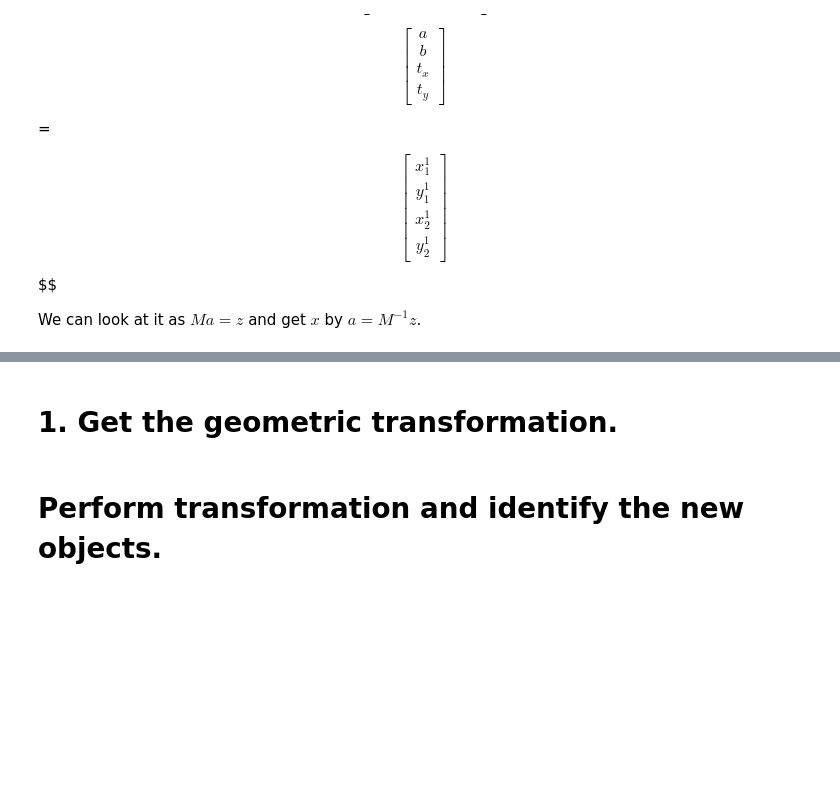
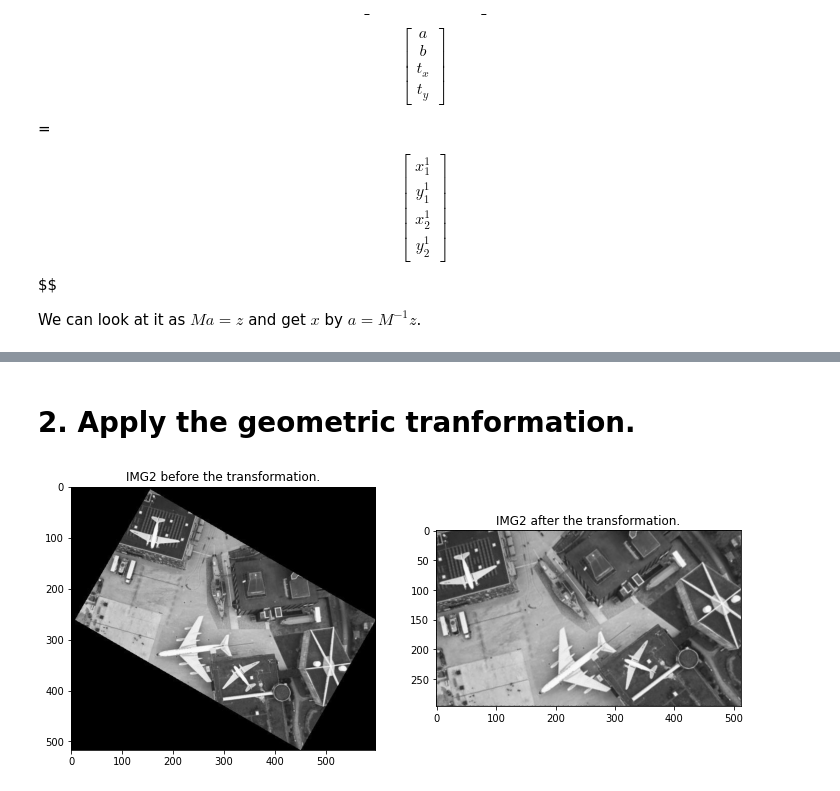
Before and after one commit to kramasamy90/image-signal-processing, a Jupyter notebook: Lab2/lab2.ipynb, the cells around one changed output, grey strips where cells are left out. Drawn from its saved outputs; the diff is of its cells as text; code cells hidden in the pictures; blank space fills up the shorter version.

```diff
--- a/Lab2/lab2.ipynb
+++ b/Lab2/lab2.ipynb
@@ -114,0 +105,9 @@ ax[1].set_title('IMG2');
+# %%
+## Read point correspondences.
+data = np.genfromtxt('data/input/pt_correspondences.csv', delimiter=',')
+# pi_j represents j-th point from IMG-i.
+# Eg: p1_2 is (x^1_2, y^1_2)
+p1_1 = data[0][0:2]
+p2_1 = data[0][2:4]
+p1_2 = data[1][0:2]
+p2_2 = data[1][2:4]
@@ -115,2 +155,2 @@ ax[1].set_title('IMG2');
 # %% [markdown]
-# 1. Get the geometric transformation.
+# 2. Apply the geometric tranformation.
@@ -143,2 +156,0 @@ T = T.reshape(2, 1)
-# %% [markdown]
-# Perform transformation and identify the new objects.
@@ -150,0 +157,26 @@ rotate_translate(source, target, R, T)
+# %%
+# Read the input images.
+
+img1 = cv2.imread('data/input/IMG1.png')
+img2 = cv2.imread('data/input/IMG2.png')
+
+# Rotate source image
+target = BWImage()
+target.make_blank(img1.shape)
+source = BWImage(img2)
+rotate_translate(source, target, R, T)
+
+# Copy the image form target (an object of the BWImage class)
+# to a simple numpy array.
+img2_transformed = target.get_image()
+
+## Print IMG2 post-transformation.
+fig, ax = plt.subplots(1, 2, figsize=(12, 5))
+ax[0].imshow(img2);
+ax[0].set_title("IMG2 before the transformation.");
+ax[1].imshow(img2_transformed);
+ax[1].set_title("IMG2 after the transformation.");
+fig.savefig('data/output/img2_before_after_transform.png');
+fig.show();
+# %% [output]
+[figure, added]
```
Also changed, not shown: parts of 18 cells of this notebook, 6 other files.
